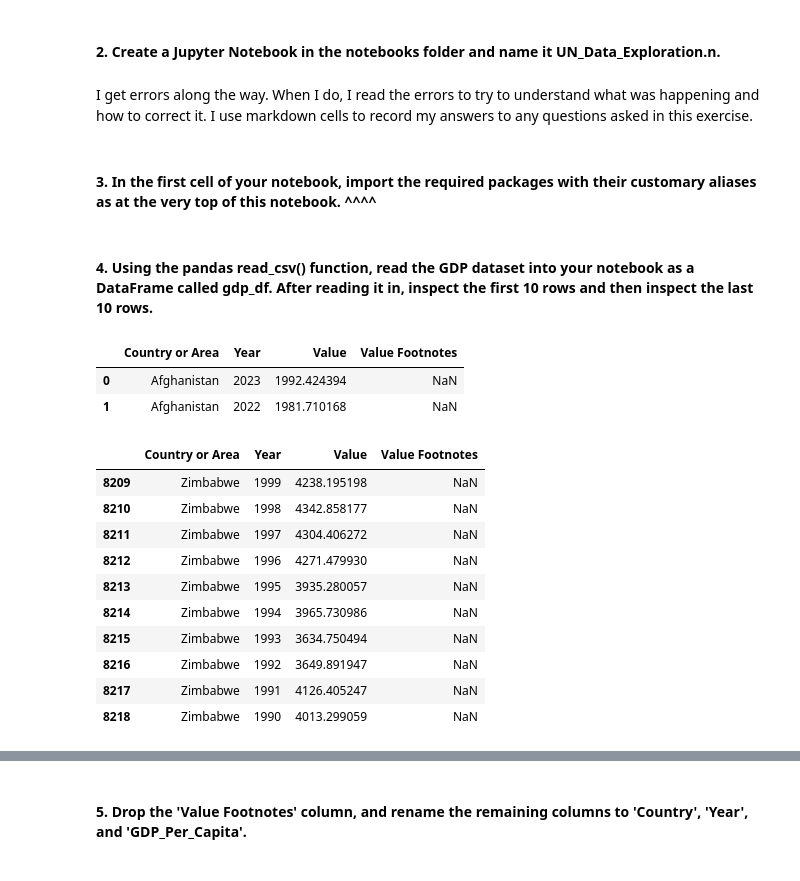
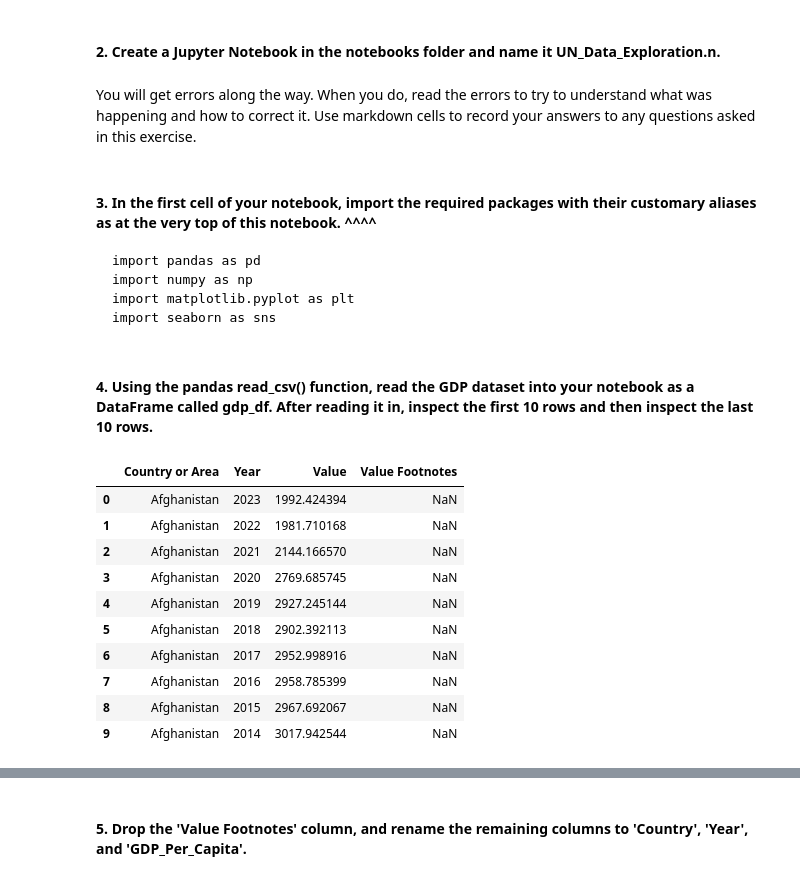
Before and after one commit to nss-data-science-cohort-9/un-exploration-catdgomez, a Jupyter notebook: notebooks/UN_Data_Exploration.ipynb, the cells around one changed output, grey strips where cells are left out. Saved outputs shown, nothing was run; the diff lists cells and outputs as text; code cells hidden in the pictures.

Commit message:
update through end of question 6

````diff
--- a/notebooks/UN_Data_Exploration.ipynb
+++ b/notebooks/UN_Data_Exploration.ipynb
@@ -17,31 +17,30 @@ In this project, I did some exploratory analysis on two country-level metrics, g
 # %% [markdown]
 #### 2. Create a Jupyter Notebook in the notebooks folder and name it UN_Data_Exploration.n.
 # %% [markdown]
-I get errors along the way. When I do, I read the errors to try to understand what was happening and how to correct it. I use markdown cells to record my answers to any questions asked in this exercise.
+You will get errors along the way. When you do, read the errors to try to understand what was happening and how to correct it. Use markdown cells to record your answers to any questions asked in this exercise.
 # %% [markdown]
+#### 3. In the first cell of your notebook, import the required packages with their customary aliases as at the very top of this notebook. ^^^^
 
-#### 3. In the first cell of your notebook, import the required packages with their customary aliases as at the very top of this notebook. ^^^^
+```
+import pandas as pd
+import numpy as np
+import matplotlib.pyplot as plt
+import seaborn as sns
+```
 # %% [markdown]
 #### 4. Using the pandas read_csv() function, read the GDP dataset into your notebook as a DataFrame called gdp_df. After reading it in, inspect the first 10 rows and then inspect the last 10 rows.
 # %%
 gdp_df = pd.read_csv('../data/gdp_per_capita.csv')
+gdp_df.head(10)
+# %% [output]
+|  | Country or Area | Year | Value | Value Footnotes |
+| 0 | Afghanistan | 2023 | 1992.424394 | NaN |
+| 1 | Afghanistan | 2022 | 1981.710168 | NaN |
+| 2 | Afghanistan | 2021 | 2144.166570 | NaN |
+| 3 | Afghanistan | 2020 | 2769.685745 | NaN |
+| 4 | Afghanistan | 2019 | 2927.245144 | NaN |
+| 5 | Afghanistan | 2018 | 2902.392113 | NaN |
+| 6 | Afghanistan | 2017 | 2952.998916 | NaN |
+| 7 | Afghanistan | 2016 | 2958.785399 | NaN |
+| 8 | Afghanistan | 2015 | 2967.692067 | NaN |
+| 9 | Afghanistan | 2014 | 3017.942544 | NaN |
-# %%
-gdp_df.head(2)
-# %% [output]
-|  | Country or Area | Year | Value | Value Footnotes |
-| 0 | Afghanistan | 2023 | 1992.424394 | NaN |
-| 1 | Afghanistan | 2022 | 1981.710168 | NaN |
-# %%
-gdp_df.tail(10)
-# %% [output]
-|  | Country or Area | Year | Value | Value Footnotes |
-| 8209 | Zimbabwe | 1999 | 4238.195198 | NaN |
-| 8210 | Zimbabwe | 1998 | 4342.858177 | NaN |
-| 8211 | Zimbabwe | 1997 | 4304.406272 | NaN |
-| 8212 | Zimbabwe | 1996 | 4271.479930 | NaN |
-| 8213 | Zimbabwe | 1995 | 3935.280057 | NaN |
-| 8214 | Zimbabwe | 1994 | 3965.730986 | NaN |
-| 8215 | Zimbabwe | 1993 | 3634.750494 | NaN |
-| 8216 | Zimbabwe | 1992 | 3649.891947 | NaN |
-| 8217 | Zimbabwe | 1991 | 4126.405247 | NaN |
-| 8218 | Zimbabwe | 1990 | 4013.299059 | NaN |
````
Also changed, not shown: parts of 10 cells of this notebook.
